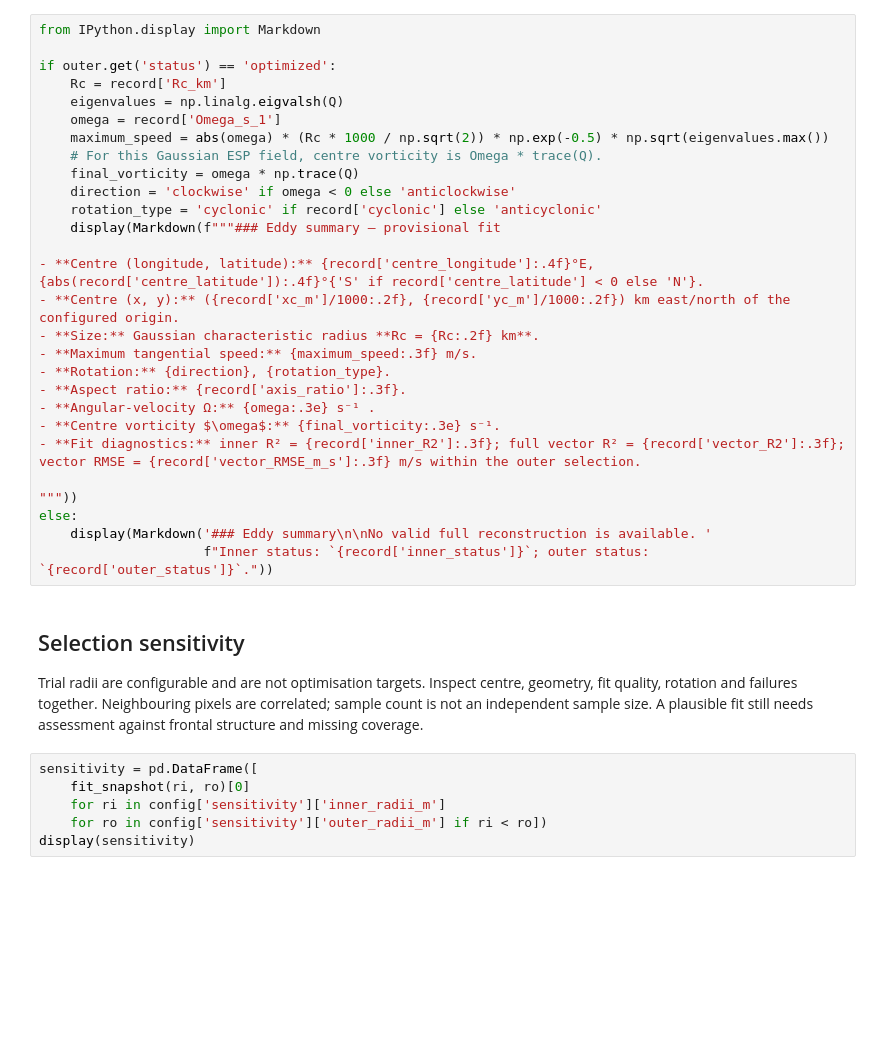
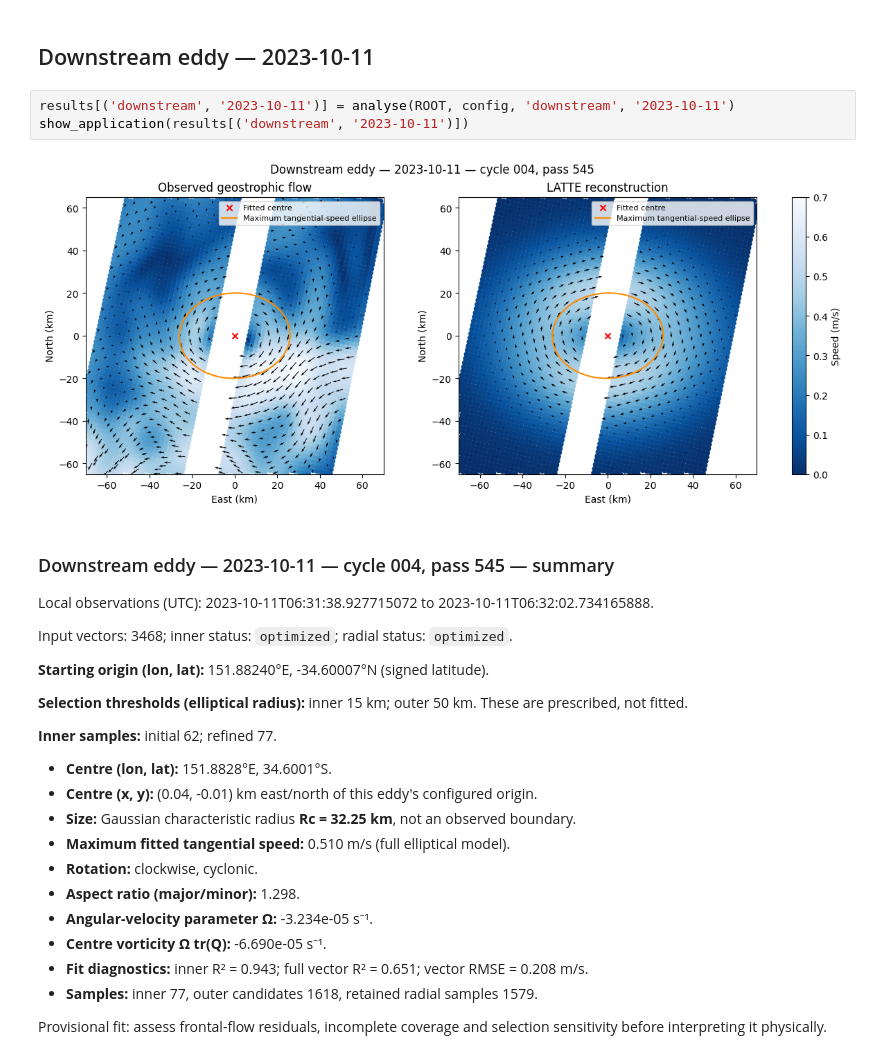
Before and after one commit to regdowse/elliptical_streamfunction_parametrisation, a Jupyter notebook: analysis.ipynb, the cells around one changed output. Saved outputs shown, nothing was run; the diff lists cells and outputs as text; blank space fills up the shorter version.

```diff
--- a/analysis.ipynb
+++ b/analysis.ipynb
@@ -185,40 +55,31 @@ else:
-# %%
-from IPython.display import Markdown
-
-if outer.get('status') == 'optimized':
-    Rc = record['Rc_km']
-    eigenvalues = np.linalg.eigvalsh(Q)
-    omega = record['Omega_s_1']
-    maximum_speed = abs(omega) * (Rc * 1000 / np.sqrt(2)) * np.exp(-0.5) * np.sqrt(eigenvalues.max())
-    # For this Gaussian ESP field, centre vorticity is Omega * trace(Q).
-    final_vorticity = omega * np.trace(Q)
-    direction = 'clockwise' if omega < 0 else 'anticlockwise'
-    rotation_type = 'cyclonic' if record['cyclonic'] else 'anticyclonic'
-    display(Markdown(f"""### Eddy summary — provisional fit
-
-- **Centre (longitude, latitude):** {record['centre_longitude']:.4f}°E, {abs(record['centre_latitude']):.4f}°{'S' if record['centre_latitude'] < 0 else 'N'}.
-- **Centre (x, y):** ({record['xc_m']/1000:.2f}, {record['yc_m']/1000:.2f}) km east/north of the configured origin.
-- **Size:** Gaussian characteristic radius **Rc = {Rc:.2f} km**.
-- **Maximum tangential speed:** {maximum_speed:.3f} m/s.
-- **Rotation:** {direction}, {rotation_type}.
-- **Aspect ratio:** {record['axis_ratio']:.3f}.
-- **Angular-velocity Ω:** {omega:.3e} s⁻¹ .
-- **Centre vorticity $\omega$:** {final_vorticity:.3e} s⁻¹.
-- **Fit diagnostics:** inner R² = {record['inner_R2']:.3f}; full vector R² = {record['vector_R2']:.3f}; vector RMSE = {record['vector_RMSE_m_s']:.3f} m/s within the outer selection.
-
-"""))
-else:
-    display(Markdown('### Eddy summary\n\nNo valid full reconstruction is available. '
-                     f"Inner status: `{record['inner_status']}`; outer status: `{record['outer_status']}`."))
-# %% [markdown]
-## Selection sensitivity
-
-Trial radii are configurable and are not optimisation targets. Inspect centre, geometry, fit quality,
-rotation and failures together. Neighbouring pixels are correlated; sample count is not an independent
-sample size. A plausible fit still needs assessment against frontal structure and missing coverage.
-# %%
-sensitivity = pd.DataFrame([
-    fit_snapshot(ri, ro)[0]
-    for ri in config['sensitivity']['inner_radii_m']
-    for ro in config['sensitivity']['outer_radii_m'] if ri < ro])
-display(sensitivity)
+# %% [markdown]
+## Downstream eddy — 2023-10-11
+# %%
+results[('downstream', '2023-10-11')] = analyse(ROOT, config, 'downstream', '2023-10-11')
+show_application(results[('downstream', '2023-10-11')])
+# %% [output]
+[figure, added]
+### Downstream eddy — 2023-10-11 — cycle 004, pass 545 — summary
+
+Local observations (UTC): 2023-10-11T06:31:38.927715072 to 2023-10-11T06:32:02.734165888.
+
+Input vectors: 3468; inner status: `optimized`; radial status: `optimized`.
+
+**Starting origin (lon, lat):** 151.88240°E, -34.60007°N (signed latitude).
+
+**Selection thresholds (elliptical radius):** inner 15 km; outer 50 km. These are prescribed, not fitted.
+
+**Inner samples:** initial 62; refined 77.
+
+- **Centre (lon, lat):** 151.8828°E, 34.6001°S.
+- **Centre (x, y):** (0.04, -0.01) km east/north of this eddy's configured origin.
+- **Size:** Gaussian characteristic radius **Rc = 32.25 km**, not an observed boundary.
+- **Maximum fitted tangential speed:** 0.510 m/s (full elliptical model).
+- **Rotation:** clockwise, cyclonic.
+- **Aspect ratio (major/minor):** 1.298.
+- **Angular-velocity parameter Ω:** -3.234e-05 s⁻¹.
+- **Centre vorticity Ω tr(Q):** -6.690e-05 s⁻¹.
+- **Fit diagnostics:** inner R² = 0.943; full vector R² = 0.651; vector RMSE = 0.208 m/s.
+- **Samples:** inner 77, outer candidates 1618, retained radial samples 1579.
+
+Provisional fit: assess frontal-flow residuals, incomplete coverage and selection sensitivity before interpreting it physically.
```
Also changed, not shown: parts of 22 cells of this notebook, 6 other files.
